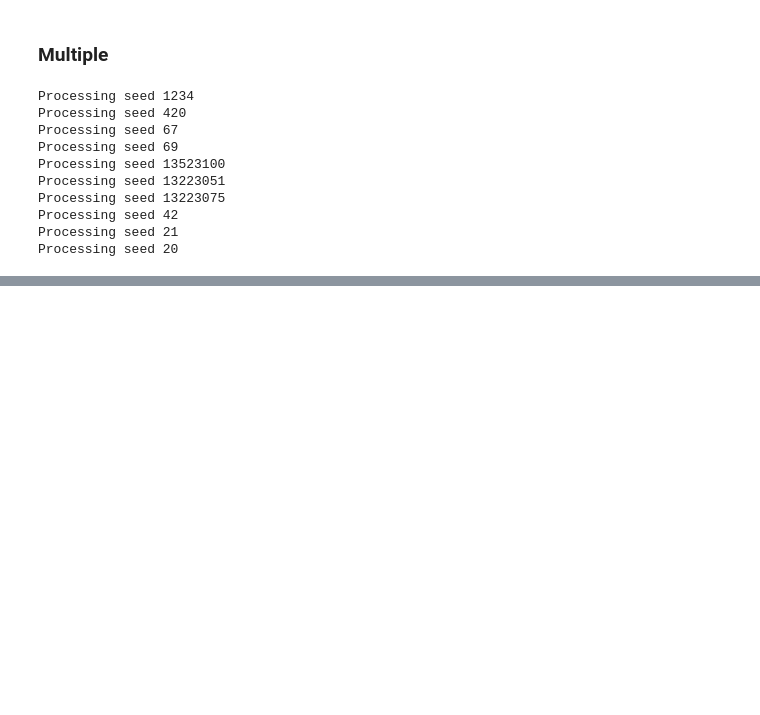
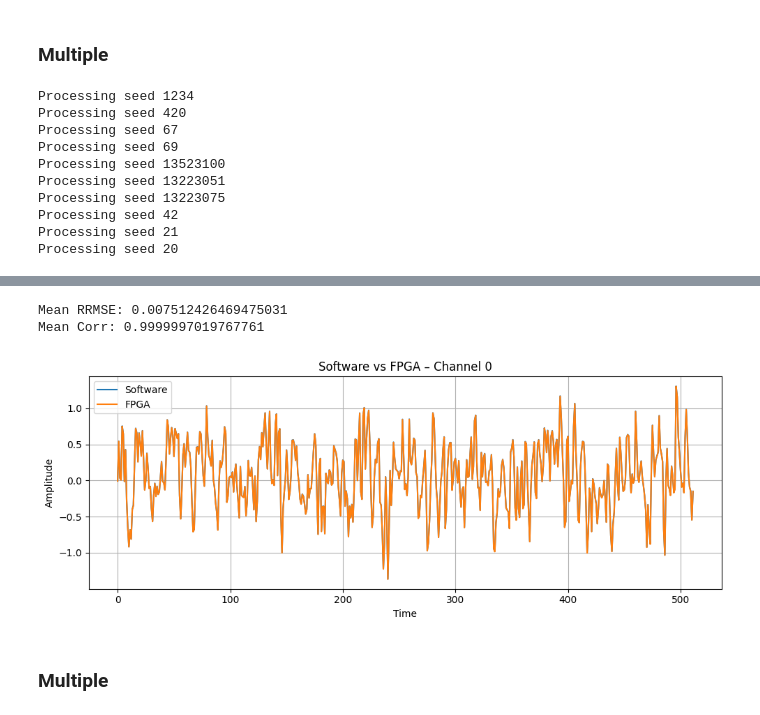
Before and after one commit to candrasengkala/WGAN-EEG-FPGA, a Jupyter notebook: src/notebooks/comparison.ipynb, the cells around one changed output, grey strips where cells are left out. Saved outputs shown, nothing was run; the diff lists cells and outputs as text; code cells hidden in the pictures; blank space fills up the shorter version.

```diff
--- a/src/notebooks/comparison.ipynb
+++ b/src/notebooks/comparison.ipynb
@@ -1414,0 +1589,20 @@ Overall Mean Corr: 0.989970151335001
+# %%
+G.eval()
+out_input_batched = out_input.unsqueeze(0)
+
+with torch.no_grad():
+    out_ref = G.out(out_input_batched)
+
+out_original = out_ref.squeeze(0)
+out_f = out_original.detach().cpu().numpy().astype(np.float32)
+
+out_q = float_to_q(
+    out_f,
+    frac_bits=14,
+    int_bits=10,
+    dtype=np.int32
+)
+
+out_original_f = q_to_float(out_q, FRAC_BITS)
+
+print(out_q)
@@ -1414,0 +1627,9 @@ Overall Mean Corr: 0.989970151335001
+# %%
+out_single_path = os.path.join(os.path.abspath("."), "..", "..", "output", "out", "out_output_hardware_hex.txt")
+
+out_single_hex = read_out_hex(out_single_path)
+out_single_int = hex_channels_to_numpy(out_single_hex, 24)
+print(out_single_int)
+
+out_single_f = q_to_float(out_single_int, FRAC_BITS)
+print(out_single_f)
@@ -1414,0 +1654,22 @@ Overall Mean Corr: 0.989970151335001
+# %%
+out_manual_metrics = compare_decoder_outputs(
+    out_original_f,
+    out_single_f
+)
+
+print("Mean RRMSE:", out_manual_metrics["rrmse_mean"])
+print("Mean Corr:", out_manual_metrics["corr_mean"])
+
+plot_decoder_comparison_single(
+    out_original_f,
+    out_single_f,
+    channel=0,
+    ref_label="Software",
+    test_label="FPGA"
+)
+# %% [output]
+Mean RRMSE: 0.007512426469475031
+Mean Corr: 0.9999997019767761
+[figure, added]
+# %% [markdown]
+### Multiple
```
Also changed, not shown: parts of 14 cells of this notebook, 17 other files.
